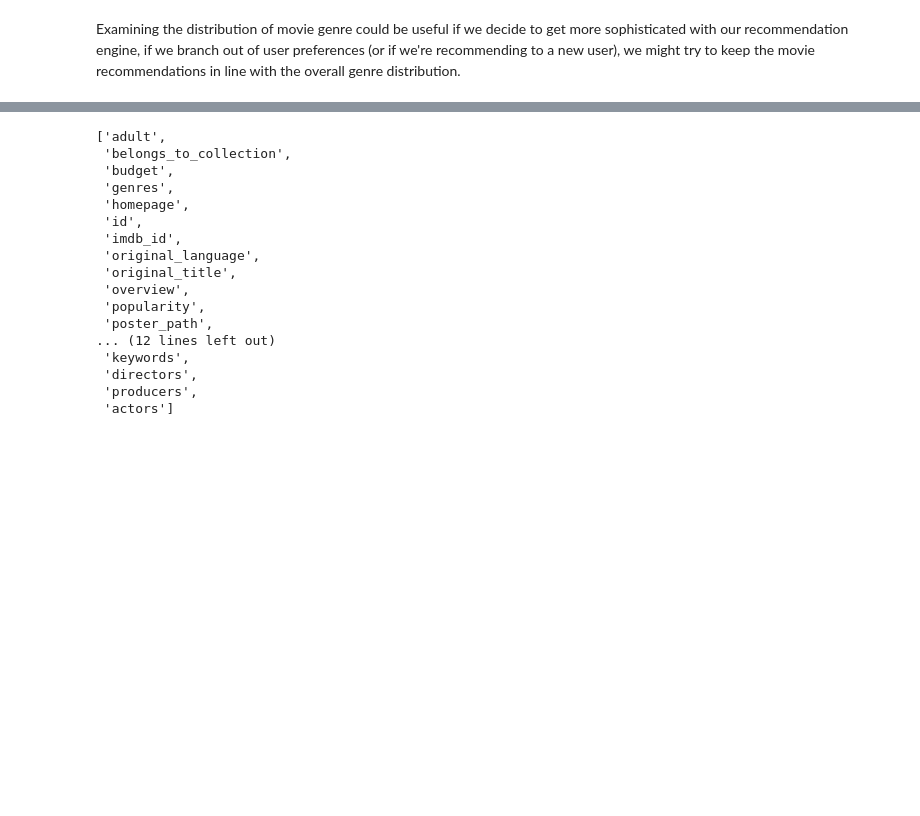
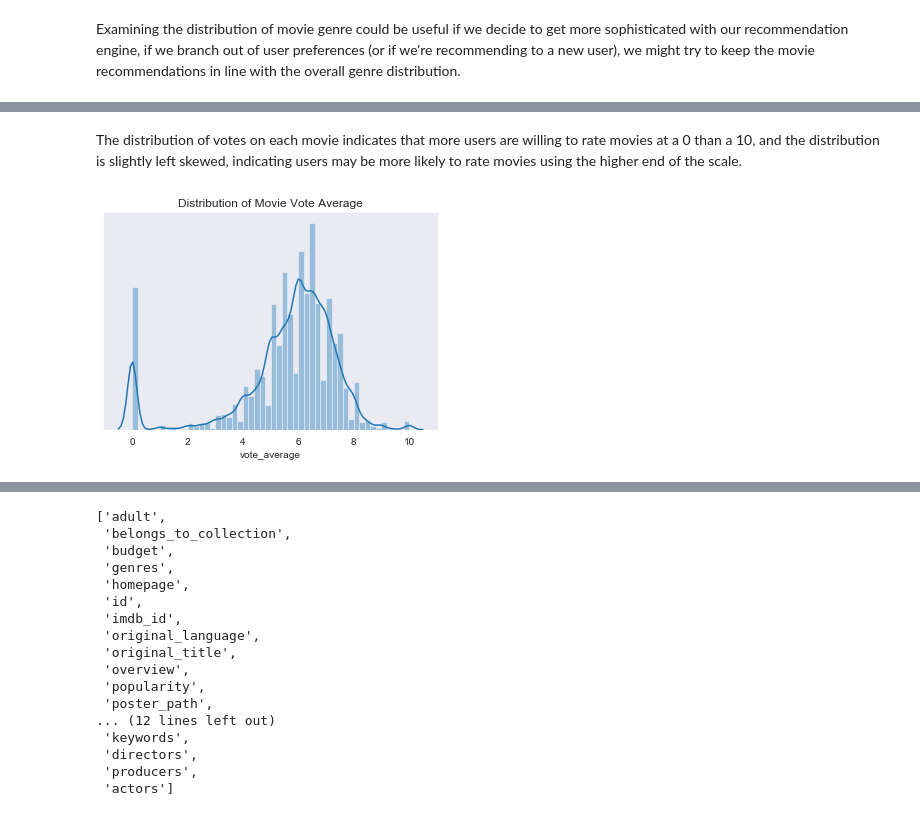
Before and after one commit to sachinac/ML7331, a Jupyter notebook: msds_7331_lab3.ipynb, the cells around one changed output, grey strips where cells are left out. Cells and saved outputs as stored; diff of their text form; code cells hidden in the pictures; blank space fills up the shorter version.

```diff
--- a/msds_7331_lab3.ipynb
+++ b/msds_7331_lab3.ipynb
@@ -426,0 +428,10 @@ alt.Chart(movies[movies['vote_average'] > 0]).mark_bar().encode(
+# %% [markdown]
+The distribution of votes on each movie indicates that more users are willing to rate movies at a 0 than a 10, and the distribution is slightly left skewed, indicating users may be more likely to rate movies using the higher end of the scale.
+# %%
+ax = sns.distplot(movies['vote_average'])
+ax.set_ylabel("")
+ax.set_yticks([])
+ax.set_title("Distribution of Movie Vote Average")
+plt.show()
+# %% [output]
+[figure, added]
```
Also changed, not shown: parts of 22 cells of this notebook.
